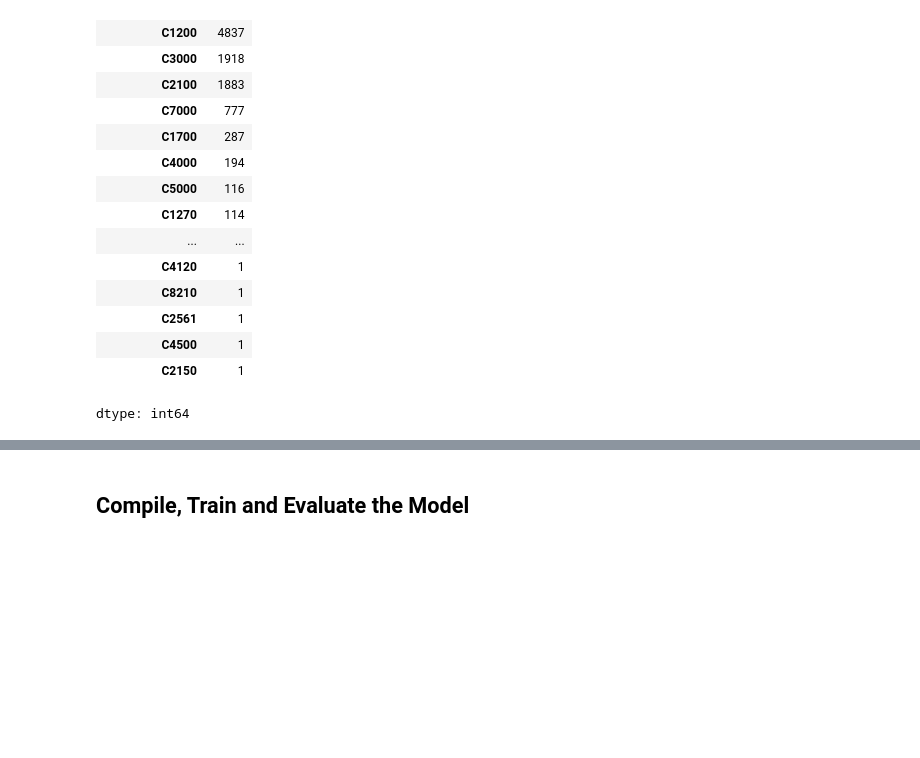
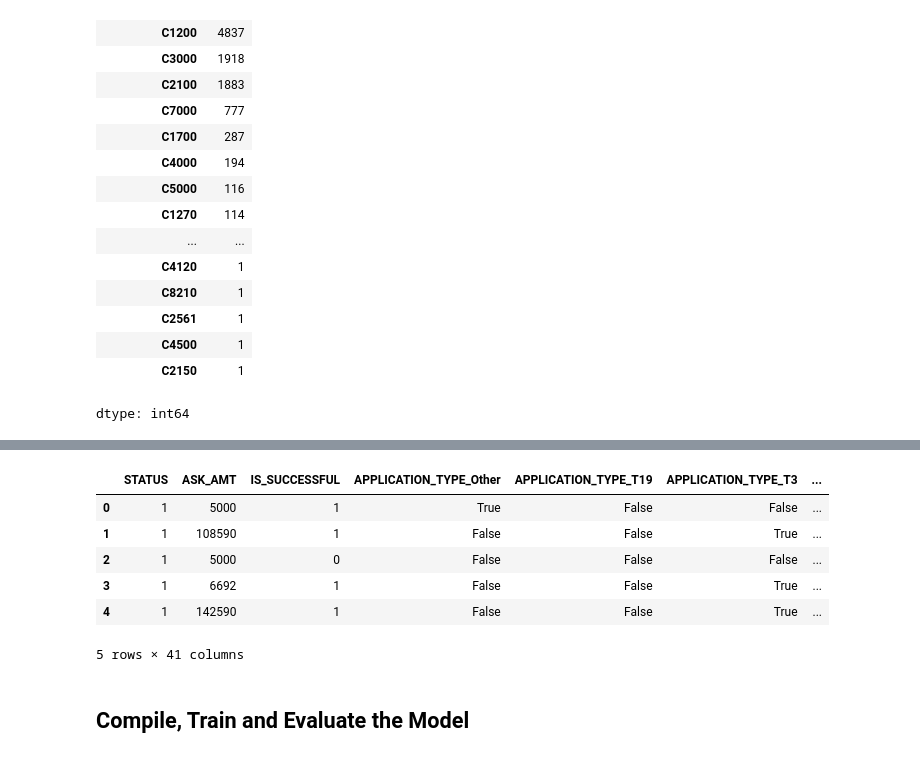
Before and after one commit to hannahkollmann/Deep-Learning-Challenge, a Jupyter notebook: AlphabetSoupCharity_Optimization.ipynb, the cells around one changed output, grey strips where cells are left out. Saved outputs shown, nothing was run; the diff lists cells and outputs as text; code cells hidden in the pictures; blank space fills up the shorter version.

```diff
--- a/AlphabetSoupCharity_Optimization.ipynb
+++ b/AlphabetSoupCharity_Optimization.ipynb
@@ -96,8 +96,8 @@ application_df['APPLICATION_TYPE'].value_counts()
 dtype: int64
 # %%
 # Look at CLASSIFICATION value counts to identify and replace with "Other"
-classification_value = application_df['CLASSIFICATION'].value_counts()
-classification_value
+classification_counts = application_df['CLASSIFICATION'].value_counts()
+classification_counts
 # %% [output]
 |  | count |
 | CLASSIFICATION |  |
@@ -142,7 +145,8 @@ Name: CLASSIFICATION, dtype: int64
 # %%
 # Choose a cutoff value and create a list of classifications to be replaced
 # use the variable name `classifications_to_replace`
-#  YOUR CODE GOES HERE
+classifications_to_replace = list(classification_counts[classification_counts<1000].index)
+
 
 # Replace in dataframe
 for cls in classifications_to_replace:
@@ -161,5 +167,14 @@ Name: CLASSIFICATION, dtype: int64
 # %%
 # Convert categorical data to numeric with `pd.get_dummies`
-#  YOUR CODE GOES HERE
+get_dummies_df = pd.get_dummies(application_df)
+get_dummies_df.head()
+# %% [output]
+|  | STATUS | ASK_AMT | IS_SUCCESSFUL | APPLICATION_TYPE_Other | APPLICATION_TYPE_T19 | APPLICATION_TYPE_T3 | ... |
+| 0 | 1 | 5000 | 1 | True | False | False | ... |
+| 1 | 1 | 108590 | 1 | False | False | True | ... |
+| 2 | 1 | 5000 | 0 | False | False | False | ... |
+| 3 | 1 | 6692 | 1 | False | False | True | ... |
+| 4 | 1 | 142590 | 1 | False | False | True | ... |
+5 rows × 41 columns
 # %%
 # Split our preprocessed data into our features and target arrays
```
Also changed, not shown: parts of 3 cells of this notebook.
